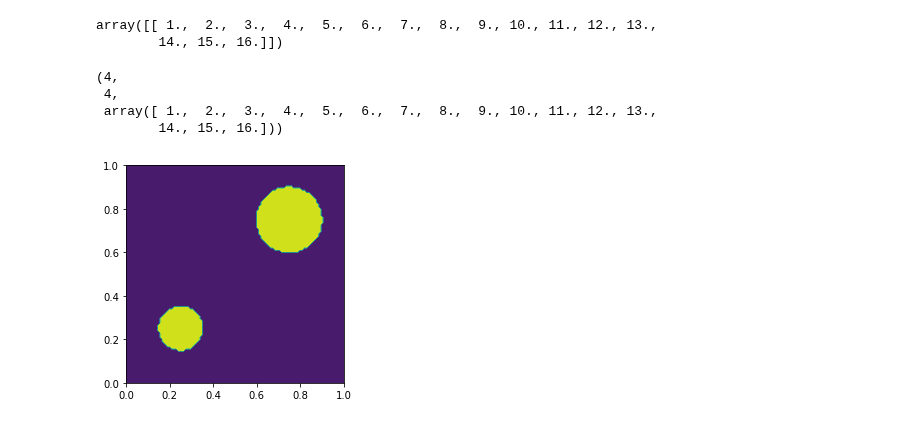
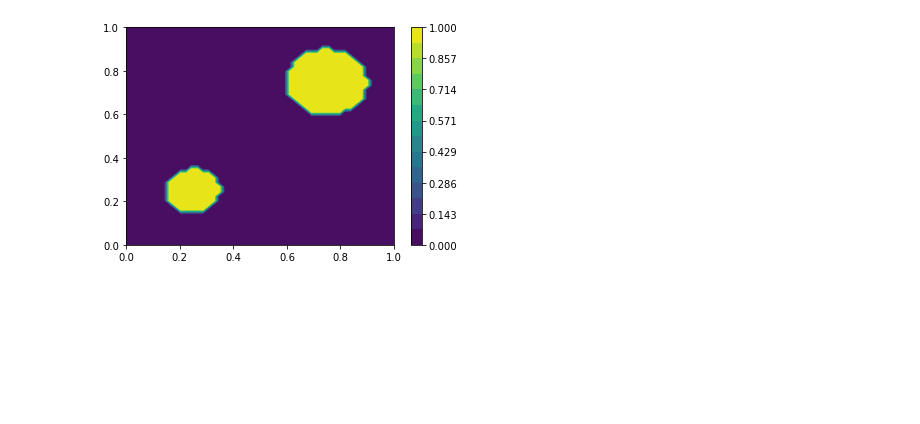
Before and after one commit to richmf/Fisica-Computacional-clases, a Jupyter notebook: CN 2D.ipynb, the cells around one changed output. Cells and saved outputs as stored; diff of their text form; code cells hidden in the pictures; blank space fills up the shorter version.

```diff
--- a/CN 2D.ipynb
+++ b/CN 2D.ipynb
@@ -92,18 +55,17 @@ array([[ 0.,  0.,  0.,  0.,  0.,  0.],
-# %%
-Psi[1:-1,1:-1].reshape(1,16)
-# %% [output]
-array([[ 1.,  2.,  3.,  4.,  5.,  6.,  7.,  8.,  9., 10., 11., 12., 13.,
-        14., 15., 16.]])
 # %%
 def Psi_interior(Psi):
     Ny,Nx = Psi.shape
     Nx_int , Ny_int = Nx-2 , Ny-2
     Psi_vec = Psi[1:-1,1:-1].reshape(1,Nx_int*Ny_int)
     return Nx_int,Ny_int,Psi_vec[0]
+
+def cond_ini_1(x,y):
+    Nx_tot , Ny_tot = len(x),len(y)
+    Psi_ini = zeros( (Ny_tot,Nx_tot) )
+    for i in range(Nx_tot):
+        for j in range(Ny_tot):
+            if sqrt((x[i]-0.25)**2 + (y[j]-0.25)**2) < 0.1:
+                Psi_ini[j,i] = 1
+            if sqrt((x[i]-0.75)**2 + (y[j]-0.75)**2) < 0.15:
+                Psi_ini[j,i] = 1
+    return Psi_ini
-# %%
-Psi_interior(Psi)
-# %% [output]
-(4,
- 4,
- array([ 1.,  2.,  3.,  4.,  5.,  6.,  7.,  8.,  9., 10., 11., 12., 13.,
-        14., 15., 16.]))
@@ -121,10 +72,12 @@ def cond_ini(x,y):
 # %%
-x , y = linspace(0,1,100) , linspace(0,1,100)
-Psi_ini = cond_ini(x,y)
+x , y = linspace(0,1,50) , linspace(0,1,50)
+Psi_ini = cond_ini_1(x,y)
 # %%
+fig , ejes = subplots()
+niveles = linspace(0,1,15)
 XX,YY = meshgrid(x,y)
-contourf(XX,YY,Psi_ini)
-gca().set_aspect('equal')
+graf = ejes.contourf(XX,YY,Psi_ini,levels=niveles)
+fig.colorbar(graf)
 show()
 # %% [output]
-[figure, old version]
+[figure, new version]
```
Also changed, not shown: parts of 19 cells of this notebook.
